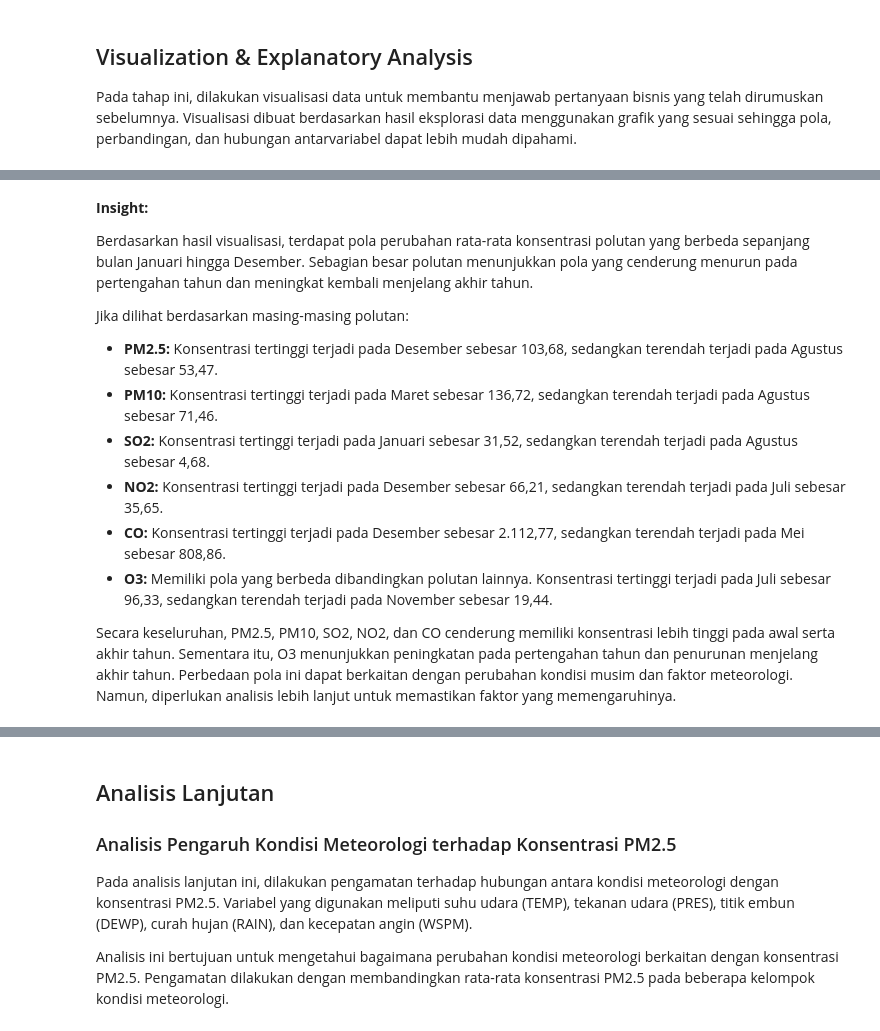
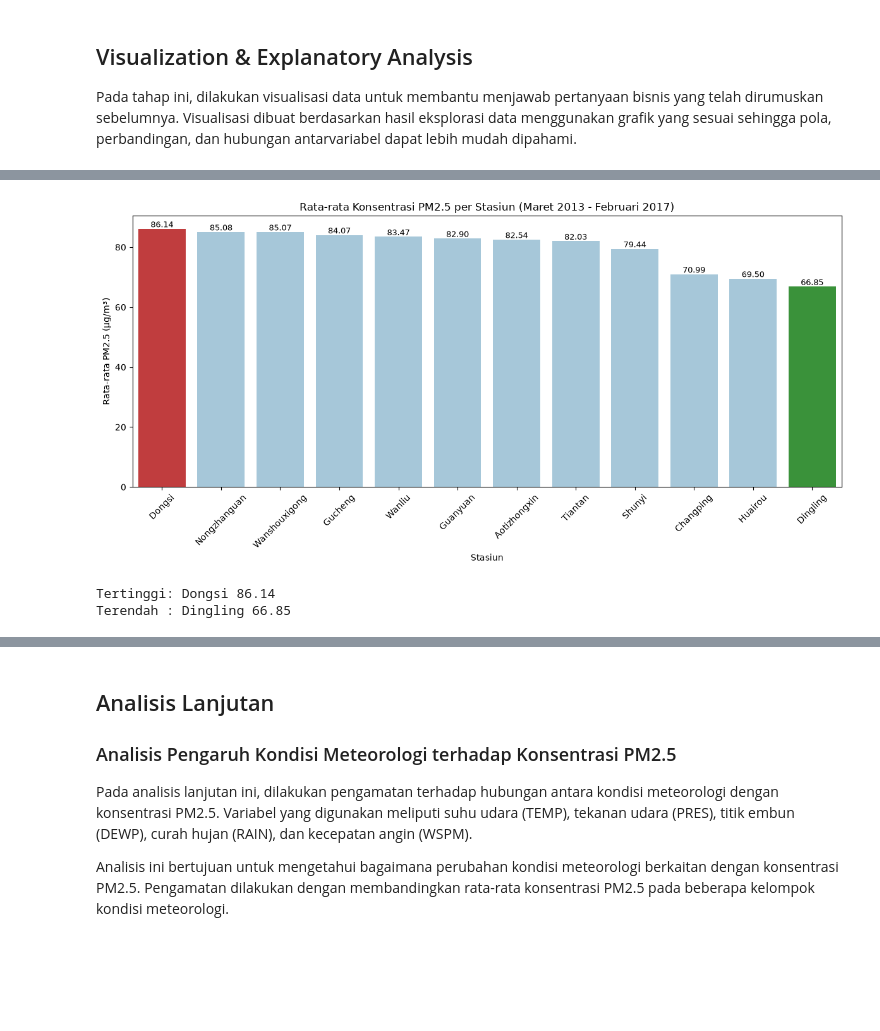
Before and after one commit to bolang1152/air-quality-beijing-dashboard, a Jupyter notebook: notebook.ipynb, the cells around one changed output, grey strips where cells are left out. Cells and saved outputs as stored; diff of their text form; code cells hidden in the pictures; blank space fills up the shorter version.

Commit message:
Perbaikan analisis data

```diff
--- a/notebook.ipynb
+++ b/notebook.ipynb
@@ -640,15 +664,25 @@ plt.show()
-# %% [markdown]
-**Insight:**
-
-Berdasarkan hasil visualisasi, terdapat pola perubahan rata-rata konsentrasi polutan yang berbeda sepanjang bulan Januari hingga Desember. Sebagian besar polutan menunjukkan pola yang cenderung menurun pada pertengahan tahun dan meningkat kembali menjelang akhir tahun.
-
-Jika dilihat berdasarkan masing-masing polutan:
-
-- **PM2.5:** Konsentrasi tertinggi terjadi pada Desember sebesar 103,68, sedangkan terendah terjadi pada Agustus sebesar 53,47.
-- **PM10:** Konsentrasi tertinggi terjadi pada Maret sebesar 136,72, sedangkan terendah terjadi pada Agustus sebesar 71,46.
-- **SO2:** Konsentrasi tertinggi terjadi pada Januari sebesar 31,52, sedangkan terendah terjadi pada Agustus sebesar 4,68.
-- **NO2:** Konsentrasi tertinggi terjadi pada Desember sebesar 66,21, sedangkan terendah terjadi pada Juli sebesar 35,65.
-- **CO:** Konsentrasi tertinggi terjadi pada Desember sebesar 2.112,77, sedangkan terendah terjadi pada Mei sebesar 808,86.
-- **O3:** Memiliki pola yang berbeda dibandingkan polutan lainnya. Konsentrasi tertinggi terjadi pada Juli sebesar 96,33, sedangkan terendah terjadi pada November sebesar 19,44.
-
-Secara keseluruhan, PM2.5, PM10, SO2, NO2, dan CO cenderung memiliki konsentrasi lebih tinggi pada awal serta akhir tahun. Sementara itu, O3 menunjukkan peningkatan pada pertengahan tahun dan penurunan menjelang akhir tahun. Perbedaan pola ini dapat berkaitan dengan perubahan kondisi musim dan faktor meteorologi. Namun, diperlukan analisis lebih lanjut untuk memastikan faktor yang memengaruhinya.
+# %%
+pm25_by_station = pollutant_by_station["PM2.5"].sort_values(ascending=False)
+
+colors = ["#d62728" if s == pm25_by_station.idxmax()
+          else "#2ca02c" if s == pm25_by_station.idxmin()
+          else "#9ecae1" for s in pm25_by_station.index]
+
+plt.figure(figsize=(12, 6))
+ax = sns.barplot(x=pm25_by_station.index, y=pm25_by_station.values, palette=colors, hue=pm25_by_station.index, legend=False)
+for i, v in enumerate(pm25_by_station.values):
+    ax.text(i, v + 0.5, f"{v:.2f}", ha="center", fontsize=9)
+
+plt.title("Rata-rata Konsentrasi PM2.5 per Stasiun (Maret 2013 - Februari 2017)")
+plt.xlabel("Stasiun")
+plt.ylabel("Rata-rata PM2.5 (µg/m³)")
+plt.xticks(rotation=45)
+plt.tight_layout()
+plt.show()
+
+print("Tertinggi:", pm25_by_station.idxmax(), pm25_by_station.max())
+print("Terendah :", pm25_by_station.idxmin(), pm25_by_station.min())
+# %% [output]
+[figure, added]
+Tertinggi: Dongsi 86.14
+Terendah : Dingling 66.85
```
Also changed, not shown: parts of 34 cells of this notebook, 3 other files.
